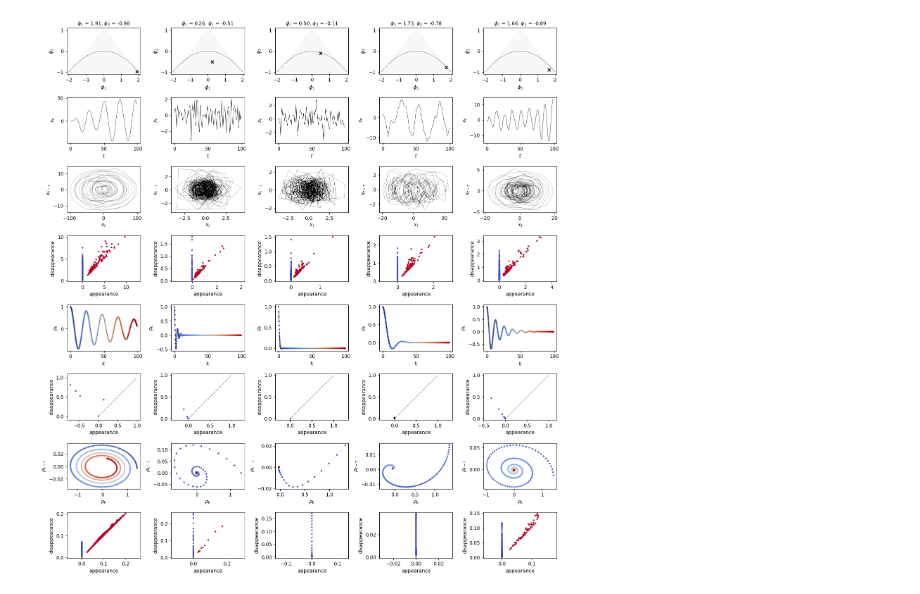
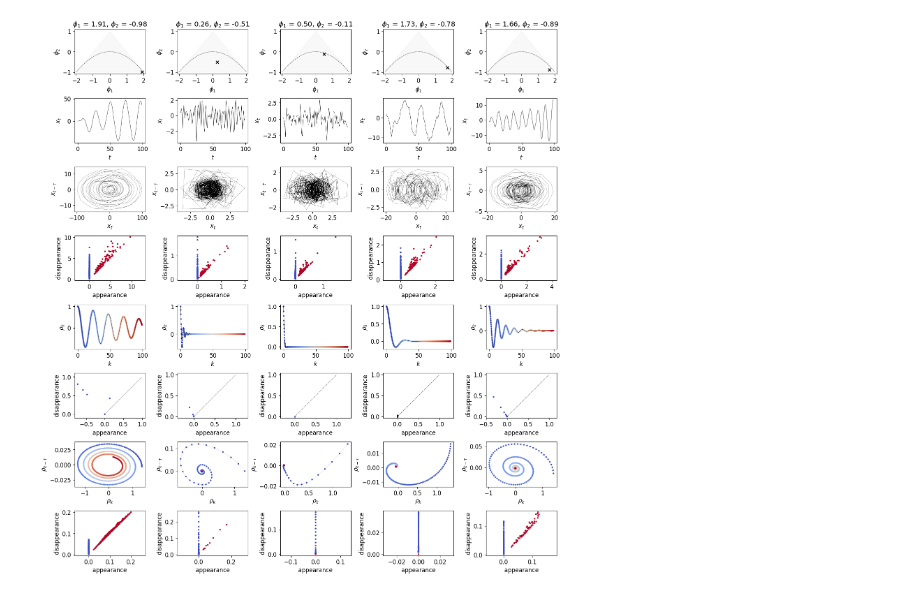
Before and after one commit to griegner/dsc214, a Jupyter notebook: project/00-proposal.ipynb, the cells around one changed output. Cells and saved outputs as stored; diff of their text form; code cells hidden in the pictures.

```diff
--- a/project/00-proposal.ipynb
+++ b/project/00-proposal.ipynb
@@ -9,6 +9,7 @@ from sklearn.decomposition import PCA
 from src import acf_utils, plts, sim
 
 plt.rcParams["image.cmap"] = "coolwarm"
+plt.rcParams["font.size"] = 12
 
 
 emb = SingleTakensEmbedding(time_delay=1, dimension=2, n_jobs=-1)
@@ -42,7 +43,7 @@ for idx in range(n_sims):
     X_acf_vr = vr.fit_transform(X_acf_emb[None, ...])
 
     # stationarity triangle
-    axs[0, idx].set_title(rf"$\phi_1$ = {phis[0]:.2f}, $\phi_2$ = {phis[1]:.2f}", fontsize=10)
+    axs[0, idx].set_title(rf"$\phi_1$ = {phis[0]:.2f}, $\phi_2$ = {phis[1]:.2f}")
     plts.plot_stationarity_triangle(axs[0, idx], fill_alpha=0.05, annotate=False)
     axs[0, idx].scatter(phis[0], phis[1], c="k", marker="x")
 
@@ -63,32 +64,32 @@ for idx in range(n_sims):
     axs[3, idx].set_ylabel("disappearance")
 
     # rho_t
     axs[4, idx].plot(ks_interp, X_acf, c="k", **plot_kwargs)
     axs[4, idx].scatter(ks_interp, X_acf, c=ks_interp, **scatter_kwargs)
     axs[4, idx].set_xlabel(r"$k$")
     axs[4, idx].set_ylabel(r"$\rho_k$")
 
     # rho_t sublevel set
     axs[5, idx].scatter(
         X_acf_ssf[:, :, 0], X_acf_ssf[:, :, 1], c=X_acf_ssf[:, :, 2], **scatter_kwargs
     )
     axs[5, idx].axis("equal")
     axs[5, idx].plot([0, 1], [0, 1], "k--", lw=0.5)
     axs[5, idx].set_xlabel("appearance")
     axs[5, idx].set_ylabel("disappearance")
 
     # rho_t embedding
     axs[6, idx].plot(X_acf_emb[:, 0], X_acf_emb[:, 1], c="k", lw=0.1)
     axs[6, idx].scatter(X_acf_emb[:, 0], X_acf_emb[:, 1], c=X_acf_emb[:, 2] * -1, **scatter_kwargs)
     axs[6, idx].set_xlabel(r"$\rho_k$")
     axs[6, idx].set_ylabel(r"$\rho_{k-\tau}$")
 
     # rho_t embedding vietoris-rips
     axs[7, idx].scatter(X_acf_vr[:, :, 0], X_acf_vr[:, :, 1], c=X_acf_vr[:, :, 2], **scatter_kwargs)
     axs[7, idx].axis("equal")
     axs[7, idx].set_xlabel("appearance")
     axs[7, idx].set_ylabel("disappearance")
 
-fig.tight_layout()
+fig.tight_layout(pad=0.5)
 # %% [output]
-[figure, old version]
+[figure, new version]
```
Also changed, not shown: 1 other file.
